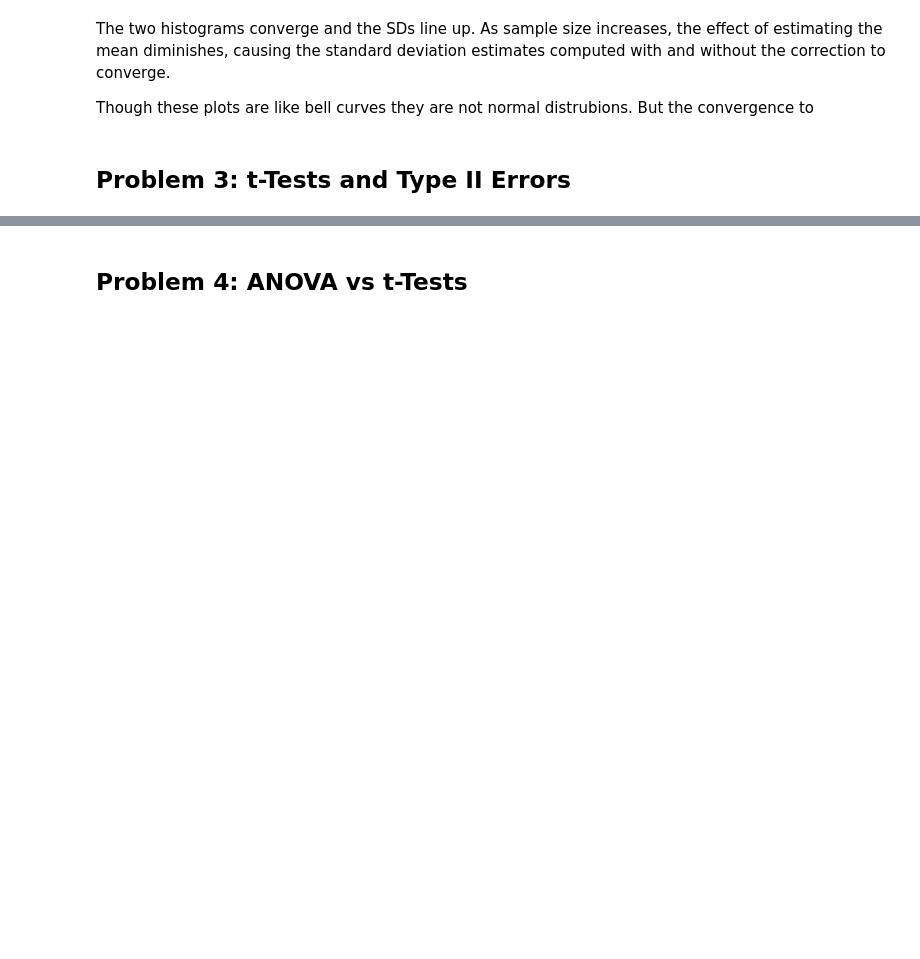
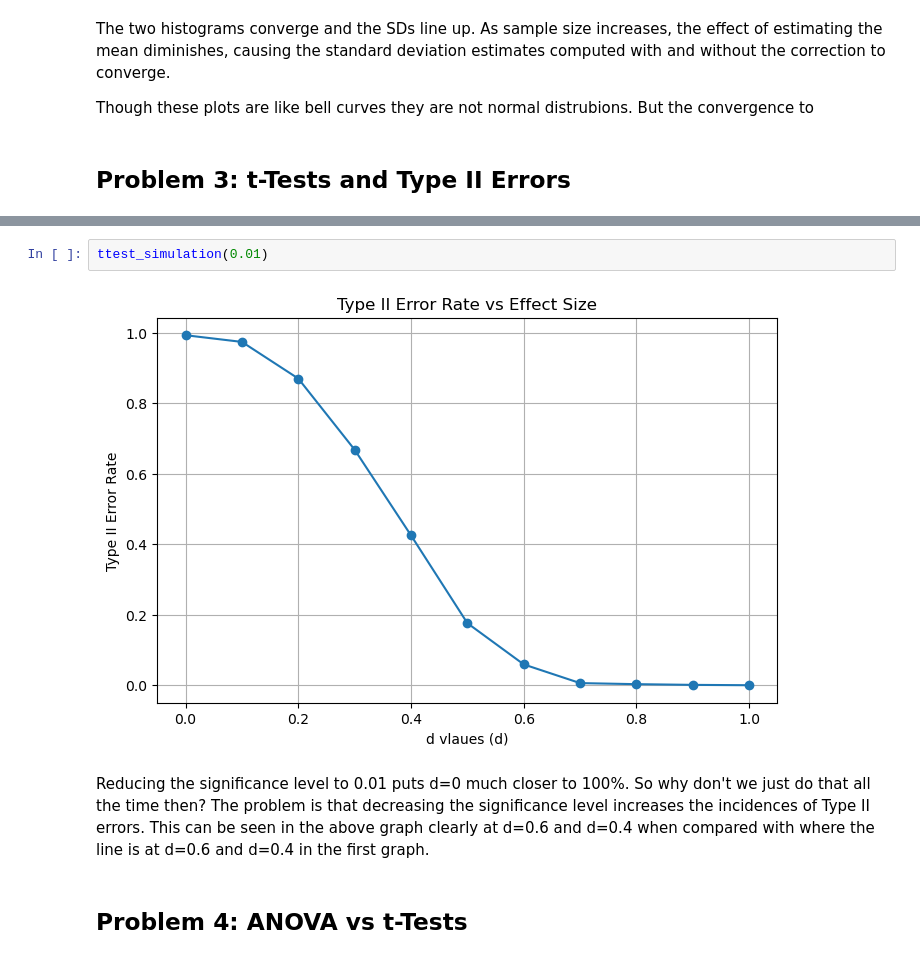
Before and after one commit to morgam7/applied-statistics, a Jupyter notebook: problems.ipynb, the cells around one changed output, grey strips where cells are left out. Saved outputs shown, nothing was run; the diff lists cells and outputs as text; blank space fills up the shorter version.

```diff
--- a/problems.ipynb
+++ b/problems.ipynb
@@ -266,2 +312,8 @@ d = 1.0, Type II Error Rate = 0.000
+# %%
+ttest_simulation(0.01)
+# %% [output]
+[figure, added]
+# %% [markdown]
+Reducing the significance level to 0.01 puts d=0 much closer to 100%. So why don't we just do that all the time then? The problem is that decreasing the significance level increases the incidences of Type II errors. This can be seen in the above graph clearly at d=0.6 and d=0.4 when compared with where the line is at d=0.6 and d=0.4 in the first graph.
 # %% [markdown]
 ## Problem 4: ANOVA vs t-Tests
```
Also changed, not shown: parts of 21 cells of this notebook.
